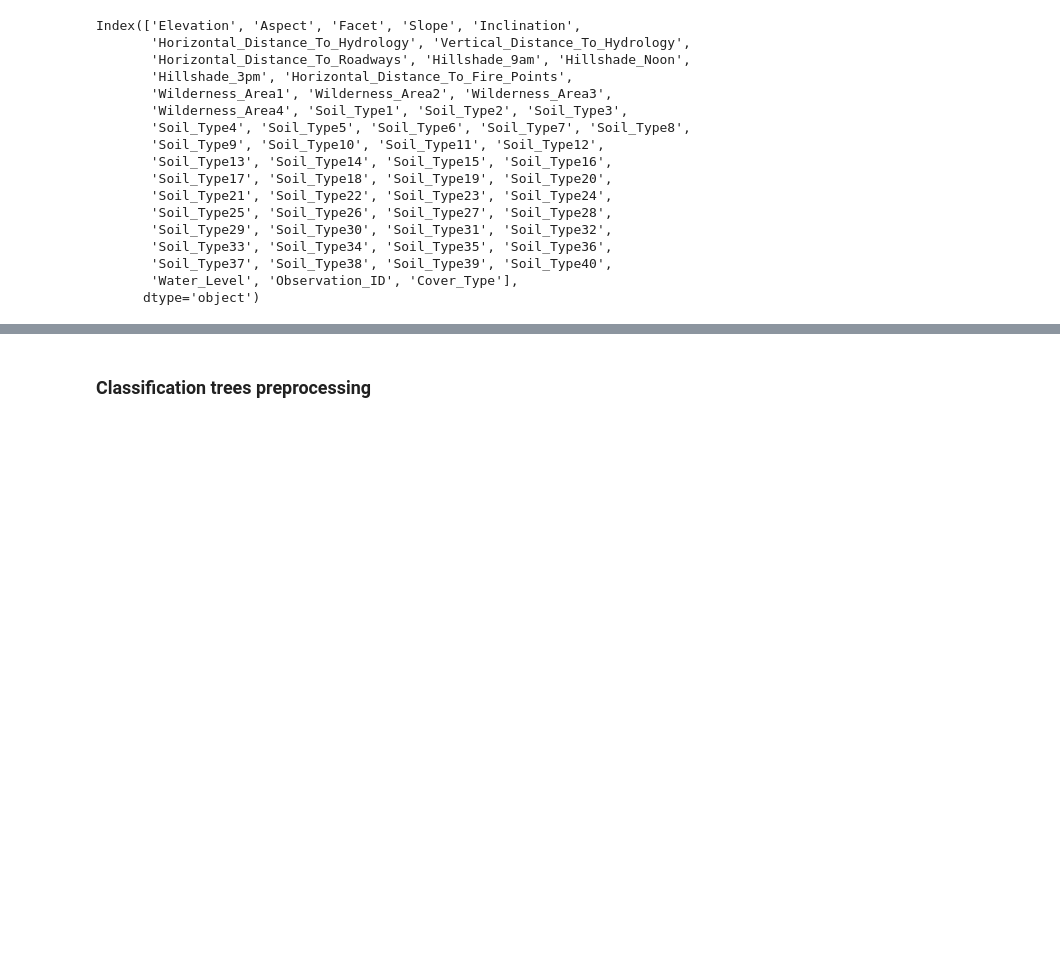
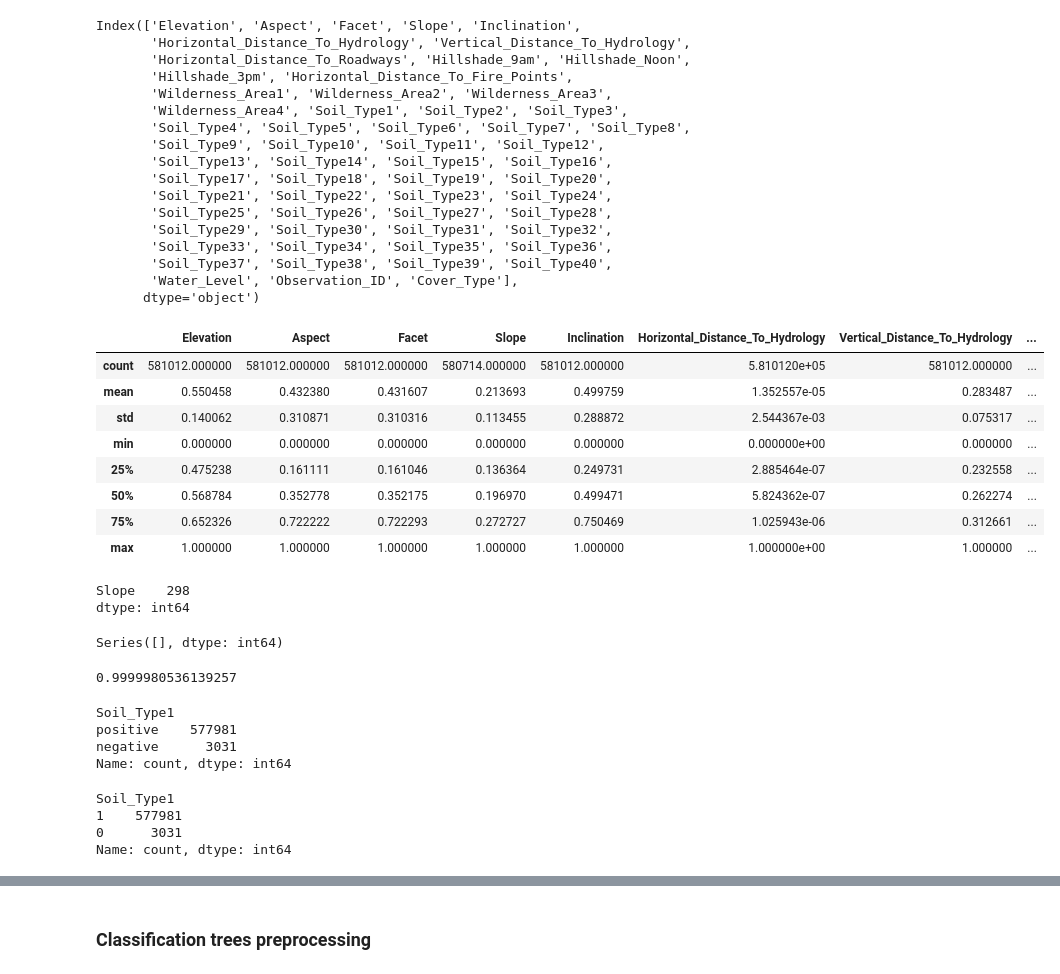
Before and after one commit to Voltzz9/ml441_assignments, a Jupyter notebook: assign2/code/Analysis.ipynb, the cells around one changed output, grey strips where cells are left out. Drawn from its saved outputs; the diff is of its cells as text; code cells hidden in the pictures; blank space fills up the shorter version.

```diff
--- a/assign2/code/Analysis.ipynb
+++ b/assign2/code/Analysis.ipynb
@@ -114,2 +137,25 @@ knn_df = knn_df.drop(columns=['Water_Level'])
+# %%
+# 3. Normalise numeric features to range [0, 1]
+# first 10 columns are numeric features
+numeric_cols = knn_df.columns[:10]
+knn_df[numeric_cols] = (knn_df[numeric_cols] - knn_df[numeric_cols].min()) / (knn_df[numeric_cols].max() - knn_df[numeric_cols].min())
+# %%
+# check
+knn_df[numeric_cols].describe()
+# %% [output]
+|  | Elevation | Aspect | Facet | Slope | Inclination | Horizontal_Distance_To_Hydrology | Vertical_Distance_To_Hydrology | ... |
+| count | 581012.000000 | 581012.000000 | 581012.000000 | 580714.000000 | 581012.000000 | 5.810120e+05 | 581012.000000 | ... |
+| mean | 0.550458 | 0.432380 | 0.431607 | 0.213693 | 0.499759 | 1.352557e-05 | 0.283487 | ... |
+| std | 0.140062 | 0.310871 | 0.310316 | 0.113455 | 0.288872 | 2.544367e-03 | 0.075317 | ... |
+| min | 0.000000 | 0.000000 | 0.000000 | 0.000000 | 0.000000 | 0.000000e+00 | 0.000000 | ... |
+| 25% | 0.475238 | 0.161111 | 0.161046 | 0.136364 | 0.249731 | 2.885464e-07 | 0.232558 | ... |
+| 50% | 0.568784 | 0.352778 | 0.352175 | 0.196970 | 0.499471 | 5.824362e-07 | 0.262274 | ... |
+| 75% | 0.652326 | 0.722222 | 0.722293 | 0.272727 | 0.750469 | 1.025943e-06 | 0.312661 | ... |
+| max | 1.000000 | 1.000000 | 1.000000 | 1.000000 | 1.000000 | 1.000000e+00 | 1.000000 | ... |
 # %%
 # 4. Handle missing values
+# count na >0
+knn_df.isna().sum()[knn_df.isna().sum() > 0]
+# %% [output]
+Slope    298
+dtype: int64
@@ -117,0 +167,11 @@ knn_df = knn_df.drop(columns=['Water_Level'])
+# %%
+knn_df.isna().sum()[knn_df.isna().sum() > 0]
+# %% [output]
+Series([], dtype: int64)
+# %%
+# 5. Address feature correlation
+# check how much correlation between Facet and Aspect
+correlation = knn_df['Facet'].corr(knn_df['Aspect'])
+print(correlation)
+# %% [output]
+0.9999980536139257
@@ -118,2 +181,9 @@ knn_df = knn_df.drop(columns=['Water_Level'])
 # %%
 # 6. Handle mixed data type
+# check Soil_Type1
+print(knn_df['Soil_Type1'].value_counts())
+# %% [output]
+Soil_Type1
+positive    577981
+negative      3031
+Name: count, dtype: int64
@@ -119,0 +193,7 @@ knn_df = knn_df.drop(columns=['Water_Level'])
+# %%
+print(knn_df['Soil_Type1'].value_counts())
+# %% [output]
+Soil_Type1
+1    577981
+0      3031
+Name: count, dtype: int64
```
Also changed, not shown: parts of 33 cells of this notebook, 2 other files.
